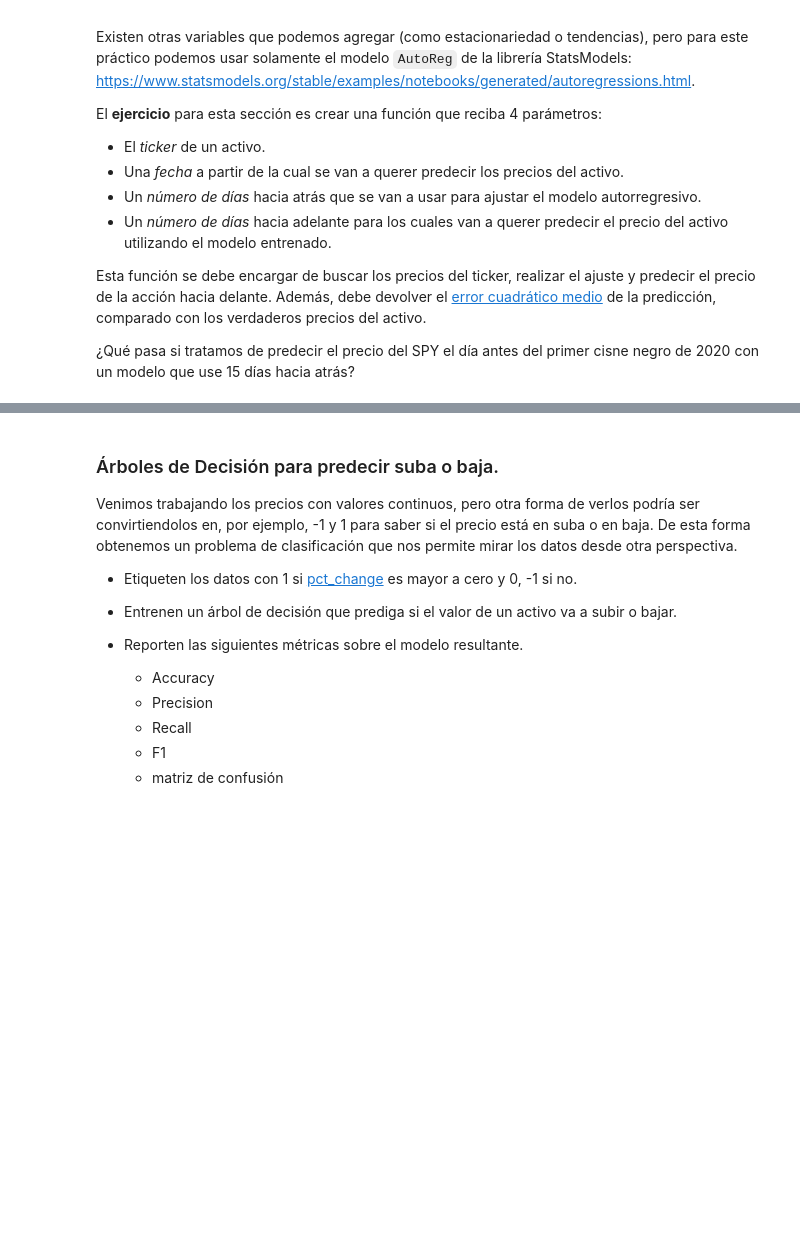
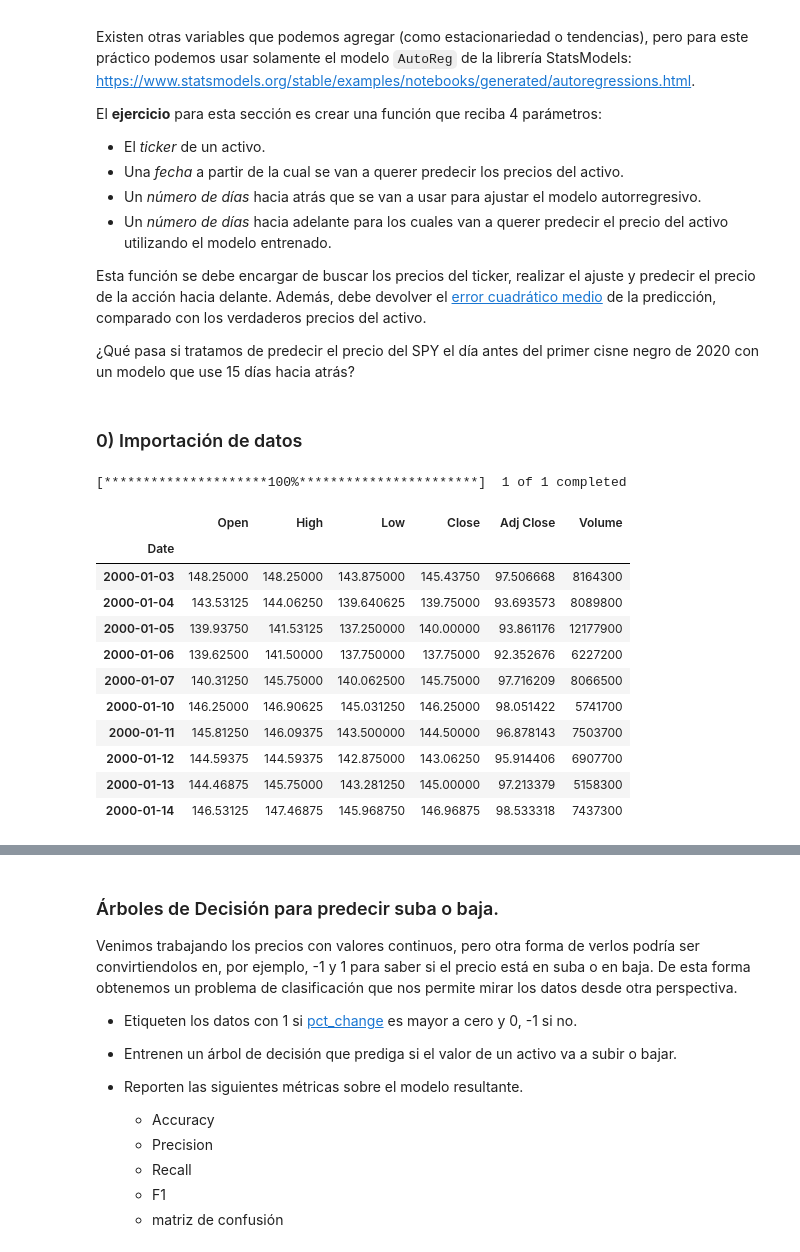
Before and after one commit to exsantucho/MLBolsaMentoria2021, a Jupyter notebook: Práctico 3 - Introducción al Aprendizaje Automático.ipynb, the cells around one changed output, grey strips where cells are left out. Saved outputs shown, nothing was run; the diff lists cells and outputs as text; code cells hidden in the pictures; blank space fills up the shorter version.

```diff
--- a/Práctico 3 - Introducción al Aprendizaje Automático.ipynb
+++ b/Práctico 3 - Introducción al Aprendizaje Automático.ipynb
@@ -350,3 +356,27 @@ El **ejercicio** para esta sección es crear una función que reciba 4 parámetr
 Esta función se debe encargar de buscar los precios del ticker, realizar el ajuste y predecir el precio de la acción hacia delante. Además, debe devolver el [error cuadrático medio](https://es.wikipedia.org/wiki/Error_cuadr%C3%A1tico_medio) de la predicción, comparado con los verdaderos precios del activo.
 
 ¿Qué pasa si tratamos de predecir el precio del SPY el día antes del primer cisne negro de 2020 con un modelo que use 15 días hacia atrás?
+# %% [markdown]
+### 0) Importación de datos
+# %%
+yf.pdr_override()
+
+start_date = "2000-01-01"
+end_date = "2020-12-31"
+
+df = pdr.get_data_yahoo("SPY", start=start_date, end=end_date)
+df.head(10)
+# %% [output]
+[*********************100%***********************]  1 of 1 completed
+|  | Open | High | Low | Close | Adj Close | Volume |
+| Date |  |  |  |  |  |  |
+| 2000-01-03 | 148.25000 | 148.25000 | 143.875000 | 145.43750 | 97.506668 | 8164300 |
+| 2000-01-04 | 143.53125 | 144.06250 | 139.640625 | 139.75000 | 93.693573 | 8089800 |
+| 2000-01-05 | 139.93750 | 141.53125 | 137.250000 | 140.00000 | 93.861176 | 12177900 |
+| 2000-01-06 | 139.62500 | 141.50000 | 137.750000 | 137.75000 | 92.352676 | 6227200 |
+| 2000-01-07 | 140.31250 | 145.75000 | 140.062500 | 145.75000 | 97.716209 | 8066500 |
+| 2000-01-10 | 146.25000 | 146.90625 | 145.031250 | 146.25000 | 98.051422 | 5741700 |
+| 2000-01-11 | 145.81250 | 146.09375 | 143.500000 | 144.50000 | 96.878143 | 7503700 |
+| 2000-01-12 | 144.59375 | 144.59375 | 142.875000 | 143.06250 | 95.914406 | 6907700 |
+| 2000-01-13 | 144.46875 | 145.75000 | 143.281250 | 145.00000 | 97.213379 | 5158300 |
+| 2000-01-14 | 146.53125 | 147.46875 | 145.968750 | 146.96875 | 98.533318 | 7437300 |
```
Also changed, not shown: parts of 18 cells of this notebook.
